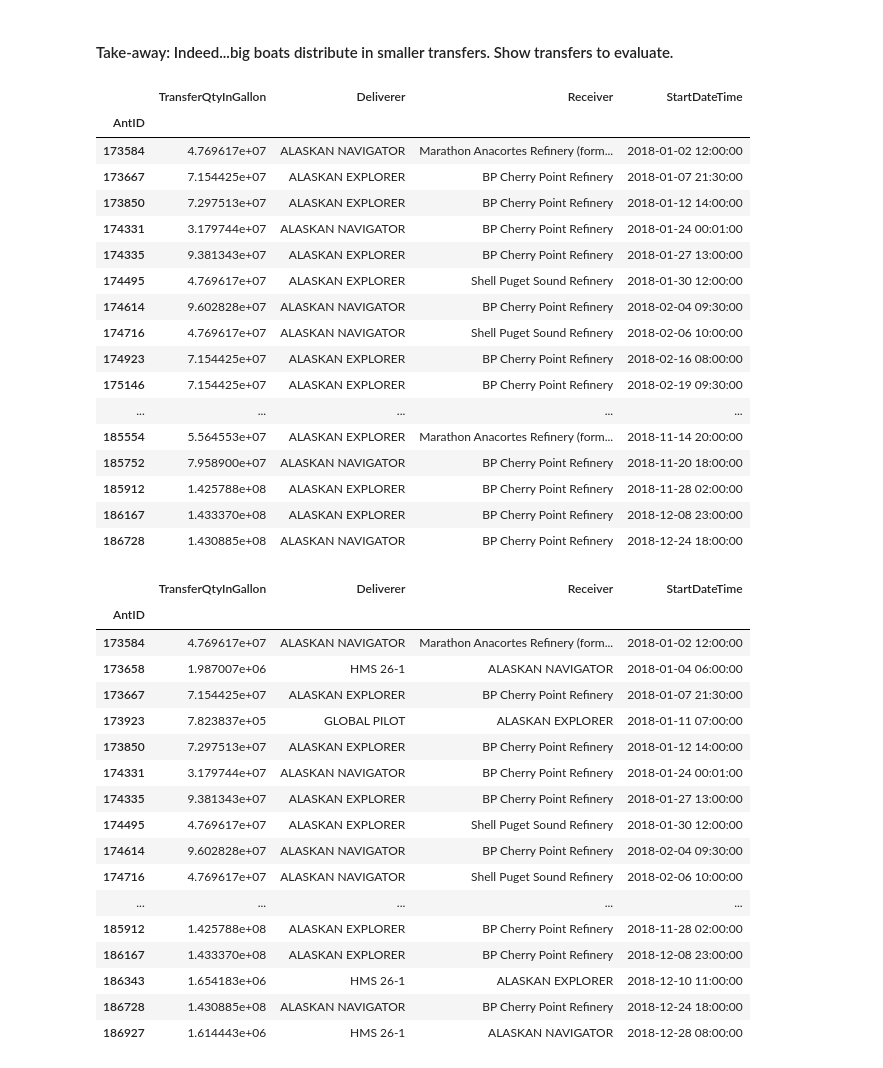
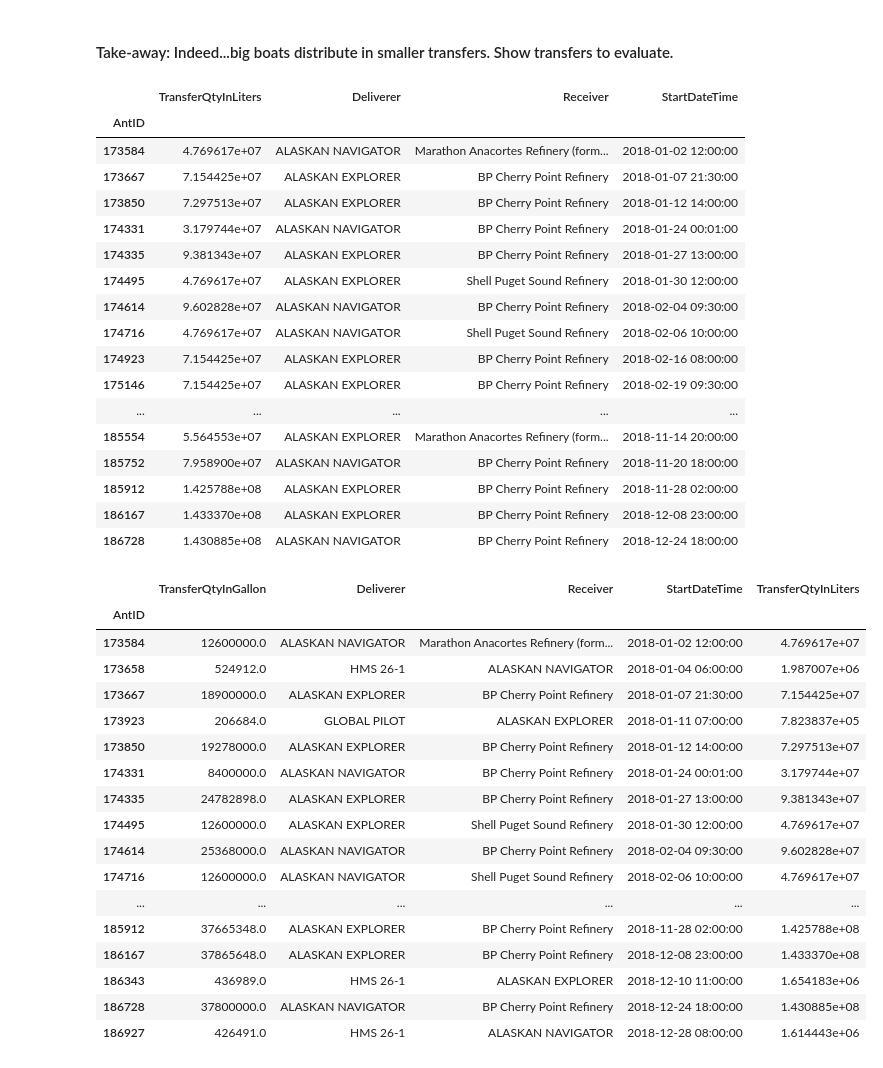
Before and after one commit to MIDOSS/analysis-rachael, a Jupyter notebook: notebooks/monte_carlo/QAQC_Tanker_AISlengths_DOEcapacities.ipynb, the cells around one changed output. Cells and saved outputs as stored; diff of their text form; code cells hidden in the pictures.

```diff
--- a/notebooks/monte_carlo/QAQC_Tanker_AISlengths_DOEcapacities.ipynb
+++ b/notebooks/monte_carlo/QAQC_Tanker_AISlengths_DOEcapacities.ipynb
@@ -111,6 +110,9 @@ def get_doe_tanker_byvessel(vessels,doe_xls_path,fac_xls_path):
         ).sort_values(by='TransferQtyInGallon',ascending=False)
     # convert to liters
     cargo_transfers['TransferQtyInGallon'] = gal2liter*cargo_transfers['TransferQtyInGallon']
+    cargo_transfers=cargo_transfers.rename(
+        columns={"TransferQtyInGallon":"TransferQtyInLiters"}
+    )
 
     return cargo_transfers
 # %%
@@ -644,15 +618,17 @@ plt.show()
 # %%
 vessels = ['ALASKAN EXPLORER', "ALASKAN NAVIGATOR", "ALASKA LEGEND", "ALASKA FRONTIER"]
-vessel_type = 'SuezMax'
+vessel_type = 'Suezmax'
 volume[vessel_type] = get_doe_tanker_byvessel(vessels,doe_xls_path,fac_xls_path)
 
 fig, ax = plt.subplots()
 bin_width = 1e7
 bins = numpy.arange(0,1.7e8,bin_width)
-plt.hist(volume[vessel_type]['TransferQtyInGallon'], bins=bins)#, histtype = 'bar', facecolor = 'blue')
+plt.hist(volume[vessel_type]['TransferQtyInLiters'], bins=bins)#, histtype = 'bar', facecolor = 'blue')
 bins_labels(bins, fontsize=12)
 ax.xaxis.set_major_formatter(FormatStrFormatter('%.2e'))
 plt.ylabel("Transfer counts")
-plt.title(f"Histogram of SuezMax tanker volume transfers (liters)\n Bin width = {bin_width:1.1e}")
+plt.title(f"Histogram of Suezmax tanker volume transfers (liters)\n {100*percent_total['Suezmax']:.0f}% traffic, Bin width = {bin_width:1.1e}")
 plt.show()
+
+max(volume['Suezmax']['TransferQtyInLiters'])
 # %% [output]
@@ -659,0 +681,14 @@ plt.show()
+# %%
+### Get a sense of behavior with fueling
+volume['Aframax'] = DOEdf.loc[
+    (DOEdf.Deliverer.isin(["AQUALEGACY","TORM EMILIE","NORDTULIP","GULF PEARL","ELAN VITAL"] ) |
+     DOEdf.Receiver.isin(["AQUALEGACY","TORM EMILIE","NORDTULIP","GULF PEARL","ELAN VITAL"] )),
+    ['TransferQtyInGallon', 'Deliverer','Receiver','StartDateTime','AntID']
+].groupby('AntID').agg(
+    {'TransferQtyInGallon':'sum','Deliverer':'first', 'Receiver':'first','StartDateTime':'first'}
+    ).sort_values(by='TransferQtyInGallon',ascending=False)
+
+volume['Aframax']['TransferQtyInLiters'] = gal2liter*volume['Aframax']['TransferQtyInGallon']
+volume['Aframax']=volume['Aframax'].sort_values(by='StartDateTime')
+pandas.set_option('display.max_rows', volume['Aframax'].shape[0]+1)
+volume['Aframax']
@@ -660,11 +716,11 @@ plt.show()
 # %% [markdown]
 #### Take-away:  Indeed...big boats distribute in smaller transfers.  Show transfers to evaluate.
 # %%
-volume['SuezMax']=volume['SuezMax'].sort_values(by='StartDateTime')
-pandas.set_option('display.max_rows', volume['SuezMax'].shape[0]+1)
-volume['SuezMax']
+volume['Suezmax']=volume['Suezmax'].sort_values(by='StartDateTime')
+pandas.set_option('display.max_rows', volume['Suezmax'].shape[0]+1)
+volume['Suezmax']
 # %% [output]
-|  | TransferQtyInGallon | Deliverer | Receiver | StartDateTime |
+|  | TransferQtyInLiters | Deliverer | Receiver | StartDateTime |
 | AntID |  |  |  |  |
 | 173584 | 4.769617e+07 | ALASKAN NAVIGATOR | Marathon Anacortes Refinery (form... | 2018-01-02 12:00:00 |
 | 173667 | 7.154425e+07 | ALASKAN EXPLORER | BP Cherry Point Refinery | 2018-01-07 21:30:00 |
@@ -684,34 +740,34 @@ volume['SuezMax']
 | 186728 | 1.430885e+08 | ALASKAN NAVIGATOR | BP Cherry Point Refinery | 2018-12-24 18:00:00 |
 # %%
 ### Get a sense of behavior with fueling
-volume['SuezMax'] = DOEdf.loc[
+volume['Suezmax'] = DOEdf.loc[
     (DOEdf.Deliverer.isin(['ALASKAN EXPLORER', "ALASKAN NAVIGATOR", "ALASKA LEGEND", "ALASKA FRONTIER"]) |
      DOEdf.Receiver.isin(['ALASKAN EXPLORER', "ALASKAN NAVIGATOR", "ALASKA LEGEND", "ALASKA FRONTIER"])),
     ['TransferQtyInGallon', 'Deliverer','Receiver','StartDateTime','AntID']
 ].groupby('AntID').agg(
     {'TransferQtyInGallon':'sum','Deliverer':'first', 'Receiver':'first','StartDateTime':'first'}
     ).sort_values(by='TransferQtyInGallon',ascending=False)
 
-volume['SuezMax']['TransferQtyInGallon'] = gal2liter*volume['SuezMax']['TransferQtyInGallon']
-volume['SuezMax']=volume['SuezMax'].sort_values(by='StartDateTime')
-pandas.set_option('display.max_rows', volume['SuezMax'].shape[0]+1)
-volume['SuezMax']
+volume['Suezmax']['TransferQtyInLiters'] = gal2liter*volume['Suezmax']['TransferQtyInGallon']
+volume['Suezmax']=volume['Suezmax'].sort_values(by='StartDateTime')
+pandas.set_option('display.max_rows', volume['Suezmax'].shape[0]+1)
+volume['Suezmax']
 # %% [output]
-|  | TransferQtyInGallon | Deliverer | Receiver | StartDateTime |
-| AntID |  |  |  |  |
-| 173584 | 4.769617e+07 | ALASKAN NAVIGATOR | Marathon Anacortes Refinery (form... | 2018-01-02 12:00:00 |
-| 173658 | 1.987007e+06 | HMS 26-1 | ALASKAN NAVIGATOR | 2018-01-04 06:00:00 |
-| 173667 | 7.154425e+07 | ALASKAN EXPLORER | BP Cherry Point Refinery | 2018-01-07 21:30:00 |
-| 173923 | 7.823837e+05 | GLOBAL PILOT | ALASKAN EXPLORER | 2018-01-11 07:00:00 |
-| 173850 | 7.297513e+07 | ALASKAN EXPLORER | BP Cherry Point Refinery | 2018-01-12 14:00:00 |
-| 174331 | 3.179744e+07 | ALASKAN NAVIGATOR | BP Cherry Point Refinery | 2018-01-24 00:01:00 |
-| 174335 | 9.381343e+07 | ALASKAN EXPLORER | BP Cherry Point Refinery | 2018-01-27 13:00:00 |
-| 174495 | 4.769617e+07 | ALASKAN EXPLORER | Shell Puget Sound Refinery | 2018-01-30 12:00:00 |
-| 174614 | 9.602828e+07 | ALASKAN NAVIGATOR | BP Cherry Point Refinery | 2018-02-04 09:30:00 |
-| 174716 | 4.769617e+07 | ALASKAN NAVIGATOR | Shell Puget Sound Refinery | 2018-02-06 10:00:00 |
-| ... | ... | ... | ... | ... |
-| 185912 | 1.425788e+08 | ALASKAN EXPLORER | BP Cherry Point Refinery | 2018-11-28 02:00:00 |
-| 186167 | 1.433370e+08 | ALASKAN EXPLORER | BP Cherry Point Refinery | 2018-12-08 23:00:00 |
-| 186343 | 1.654183e+06 | HMS 26-1 | ALASKAN EXPLORER | 2018-12-10 11:00:00 |
-| 186728 | 1.430885e+08 | ALASKAN NAVIGATOR | BP Cherry Point Refinery | 2018-12-24 18:00:00 |
-| 186927 | 1.614443e+06 | HMS 26-1 | ALASKAN NAVIGATOR | 2018-12-28 08:00:00 |
+|  | TransferQtyInGallon | Deliverer | Receiver | StartDateTime | TransferQtyInLiters |
+| AntID |  |  |  |  |  |
+| 173584 | 12600000.0 | ALASKAN NAVIGATOR | Marathon Anacortes Refinery (form... | 2018-01-02 12:00:00 | 4.769617e+07 |
+| 173658 | 524912.0 | HMS 26-1 | ALASKAN NAVIGATOR | 2018-01-04 06:00:00 | 1.987007e+06 |
+| 173667 | 18900000.0 | ALASKAN EXPLORER | BP Cherry Point Refinery | 2018-01-07 21:30:00 | 7.154425e+07 |
+| 173923 | 206684.0 | GLOBAL PILOT | ALASKAN EXPLORER | 2018-01-11 07:00:00 | 7.823837e+05 |
+| 173850 | 19278000.0 | ALASKAN EXPLORER | BP Cherry Point Refinery | 2018-01-12 14:00:00 | 7.297513e+07 |
+| 174331 | 8400000.0 | ALASKAN NAVIGATOR | BP Cherry Point Refinery | 2018-01-24 00:01:00 | 3.179744e+07 |
+| 174335 | 24782898.0 | ALASKAN EXPLORER | BP Cherry Point Refinery | 2018-01-27 13:00:00 | 9.381343e+07 |
+| 174495 | 12600000.0 | ALASKAN EXPLORER | Shell Puget Sound Refinery | 2018-01-30 12:00:00 | 4.769617e+07 |
+| 174614 | 25368000.0 | ALASKAN NAVIGATOR | BP Cherry Point Refinery | 2018-02-04 09:30:00 | 9.602828e+07 |
+| 174716 | 12600000.0 | ALASKAN NAVIGATOR | Shell Puget Sound Refinery | 2018-02-06 10:00:00 | 4.769617e+07 |
+| ... | ... | ... | ... | ... | ... |
+| 185912 | 37665348.0 | ALASKAN EXPLORER | BP Cherry Point Refinery | 2018-11-28 02:00:00 | 1.425788e+08 |
+| 186167 | 37865648.0 | ALASKAN EXPLORER | BP Cherry Point Refinery | 2018-12-08 23:00:00 | 1.433370e+08 |
+| 186343 | 436989.0 | HMS 26-1 | ALASKAN EXPLORER | 2018-12-10 11:00:00 | 1.654183e+06 |
+| 186728 | 37800000.0 | ALASKAN NAVIGATOR | BP Cherry Point Refinery | 2018-12-24 18:00:00 | 1.430885e+08 |
+| 186927 | 426491.0 | HMS 26-1 | ALASKAN NAVIGATOR | 2018-12-28 08:00:00 | 1.614443e+06 |
```
Also changed, not shown: parts of 63 cells of this notebook.
